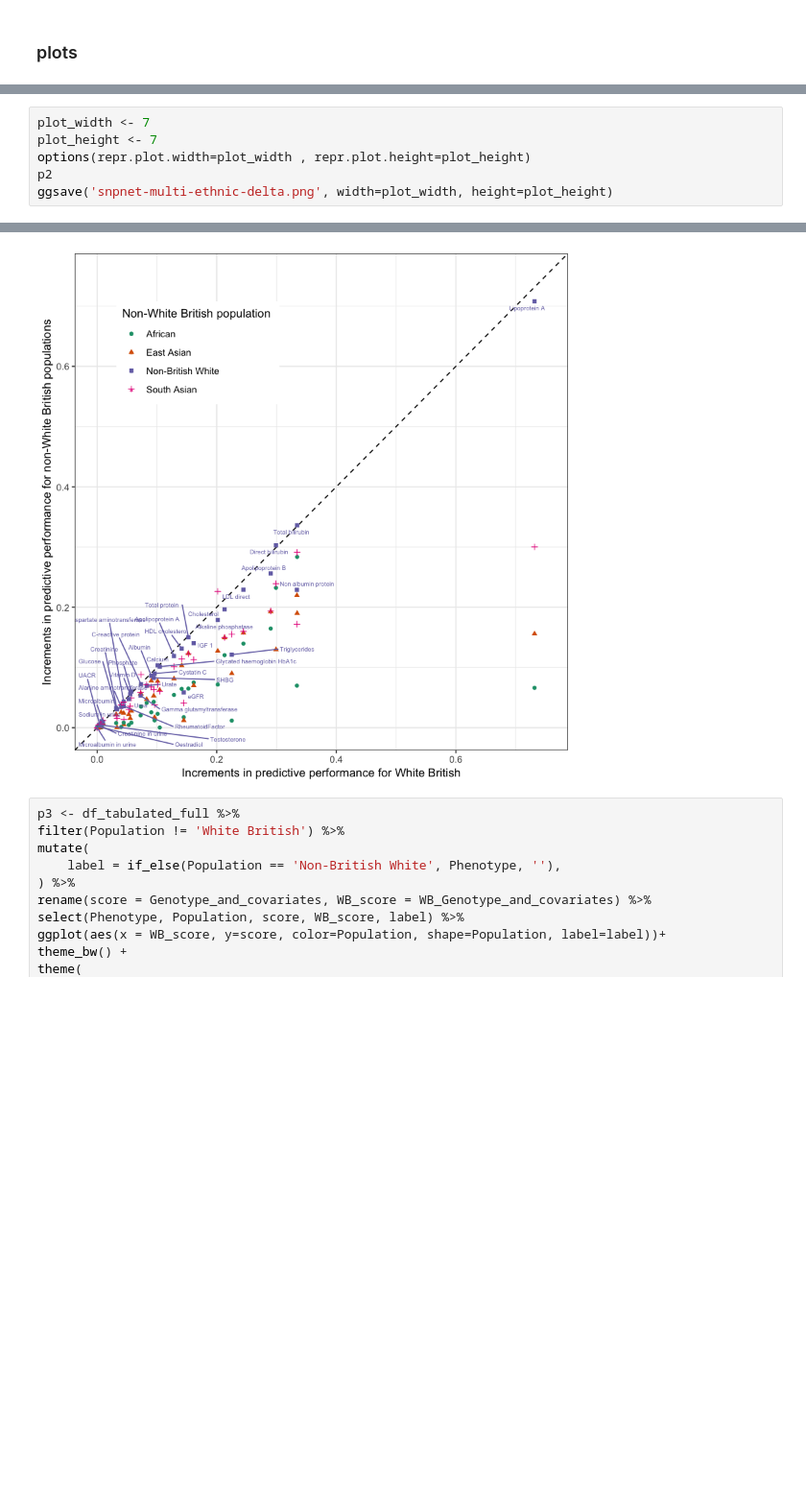
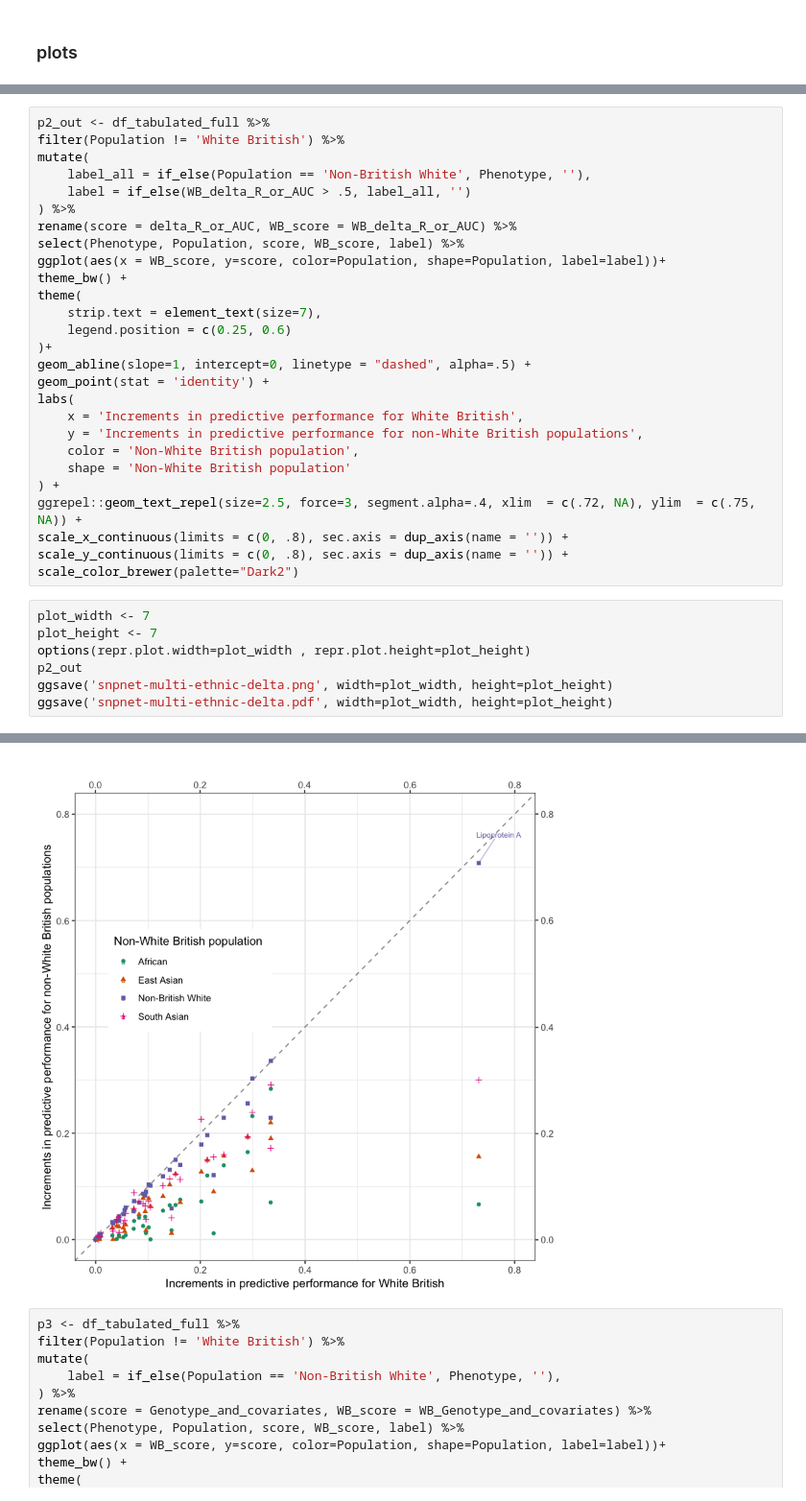
Before and after one commit to rivas-lab/PRS, a Jupyter notebook: notebook/20190407_biomarkers/snpnet_biomarkers_20190407.ipynb, the cells around one changed output, grey strips where cells are left out. Shown at 96% size. Saved outputs shown, nothing was run; the diff lists cells and outputs as text; blank space fills up the shorter version.

Commit message:
update plots

```diff
--- a/notebook/20190407_biomarkers/snpnet_biomarkers_20190407.ipynb
+++ b/notebook/20190407_biomarkers/snpnet_biomarkers_20190407.ipynb
@@ -286,9 +304,37 @@ scale_color_brewer(palette="Dark2")
+# %%
+p2_out <- df_tabulated_full %>%
+filter(Population != 'White British') %>%
+mutate(
+    label_all = if_else(Population == 'Non-British White', Phenotype, ''),
+    label = if_else(WB_delta_R_or_AUC > .5, label_all, '')
+) %>%
+rename(score = delta_R_or_AUC, WB_score = WB_delta_R_or_AUC) %>%
+select(Phenotype, Population, score, WB_score, label) %>%
+ggplot(aes(x = WB_score, y=score, color=Population, shape=Population, label=label))+
+theme_bw() +
+theme(
+    strip.text = element_text(size=7),
+    legend.position = c(0.25, 0.6)
+)+
+geom_abline(slope=1, intercept=0, linetype = "dashed", alpha=.5) +
+geom_point(stat = 'identity') +
+labs(
+    x = 'Increments in predictive performance for White British',
+    y = 'Increments in predictive performance for non-White British populations',
+    color = 'Non-White British population',
+    shape = 'Non-White British population'
+) +
+ggrepel::geom_text_repel(size=2.5, force=3, segment.alpha=.4, xlim  = c(.72, NA), ylim  = c(.75, NA)) +
+scale_x_continuous(limits = c(0, .8), sec.axis = dup_axis(name = '')) +
+scale_y_continuous(limits = c(0, .8), sec.axis = dup_axis(name = '')) +
+scale_color_brewer(palette="Dark2")
 # %%
 plot_width <- 7
 plot_height <- 7
 options(repr.plot.width=plot_width , repr.plot.height=plot_height)
-p2
+p2_out
 ggsave('snpnet-multi-ethnic-delta.png', width=plot_width, height=plot_height)
+ggsave('snpnet-multi-ethnic-delta.pdf', width=plot_width, height=plot_height)
 # %% [output]
 Warning message:
 “Removed 9 rows containing missing values (geom_point).”Warning message:
@@ -297,5 +345,5 @@ Warning message:
 “Removed 9 rows containing missing values (geom_text_repel).”
-[figure, old version]
+[figure, new version]
 # %%
 p3 <- df_tabulated_full %>%
 filter(Population != 'White British') %>%
```
Also changed, not shown: parts of 3 cells of this notebook, 5 other files.
